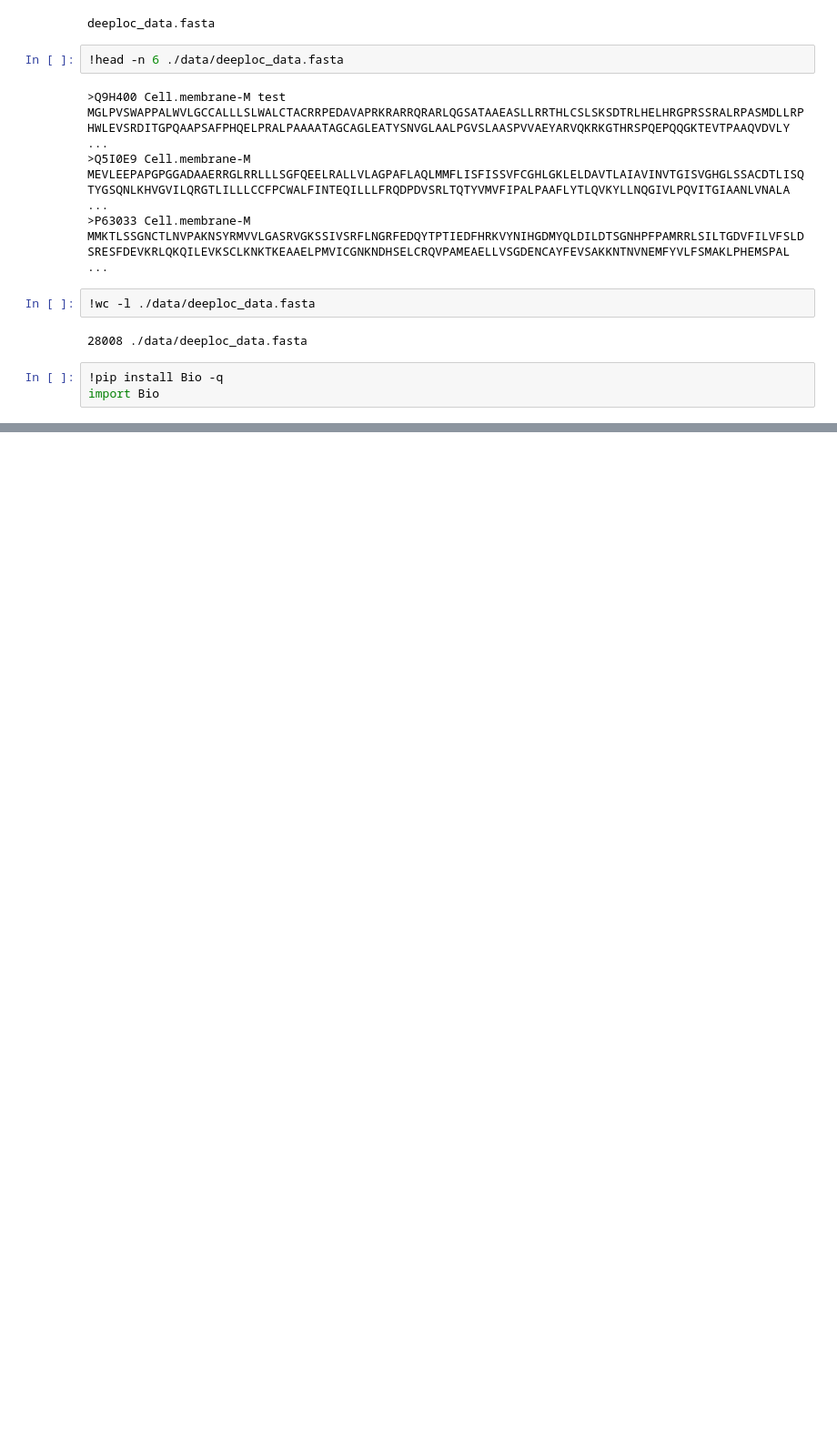
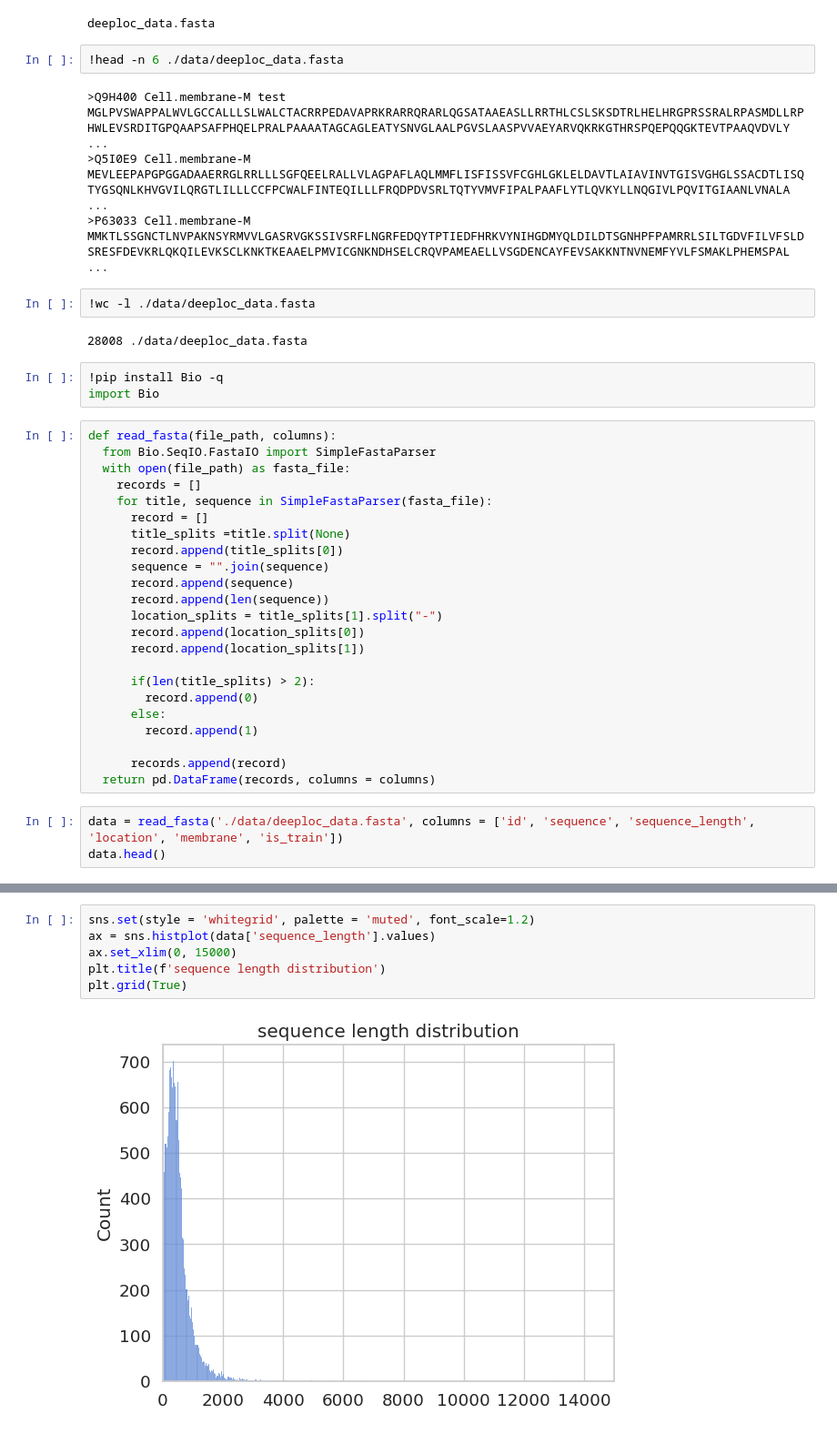
Before and after one commit to yoshimethod/bioinformatics, a Jupyter notebook: bioinformatics_pr5.ipynb, the cells around one changed output, grey strips where cells are left out. Shown at 91% size. Saved outputs shown, nothing was run; the diff lists cells and outputs as text; blank space fills up the shorter version.

```diff
--- a/bioinformatics_pr5.ipynb
+++ b/bioinformatics_pr5.ipynb
@@ -57,3 +57,29 @@ MMKTLSSGNCTLNVPAKNSYRMVVLGASRVGKSSIVSRFLNGRFEDQYTPTIEDFHRKVYNIHGDMYQLDILDTSGNHPF
 # %%
 !pip install Bio -q
 import Bio
+# %%
+def read_fasta(file_path, columns):
+  from Bio.SeqIO.FastaIO import SimpleFastaParser
+  with open(file_path) as fasta_file:
+    records = []
+    for title, sequence in SimpleFastaParser(fasta_file):
+      record = []
+      title_splits =title.split(None)
+      record.append(title_splits[0])
+      sequence = "".join(sequence)
+      record.append(sequence)
+      record.append(len(sequence))
+      location_splits = title_splits[1].split("-")
+      record.append(location_splits[0])
+      record.append(location_splits[1])
+
+      if(len(title_splits) > 2):
+        record.append(0)
+      else:
+        record.append(1)
+
+      records.append(record)
+  return pd.DataFrame(records, columns = columns)
+# %%
+data = read_fasta('./data/deeploc_data.fasta', columns = ['id', 'sequence', 'sequence_length', 'location', 'membrane', 'is_train'])
+data.head()
@@ -59,0 +109,8 @@ import Bio
+# %%
+sns.set(style = 'whitegrid', palette = 'muted', font_scale=1.2)
+ax = sns.histplot(data['sequence_length'].values)
+ax.set_xlim(0, 15000)
+plt.title(f'sequence length distribution')
+plt.grid(True)
+# %% [output]
+[figure, added]
```
Also changed, not shown: parts of 4 cells of this notebook.
